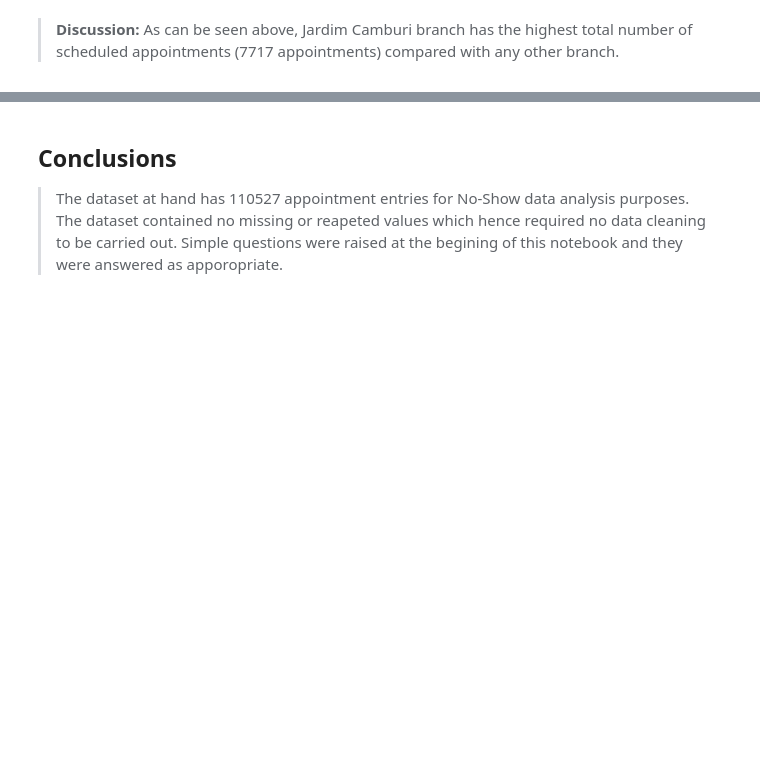
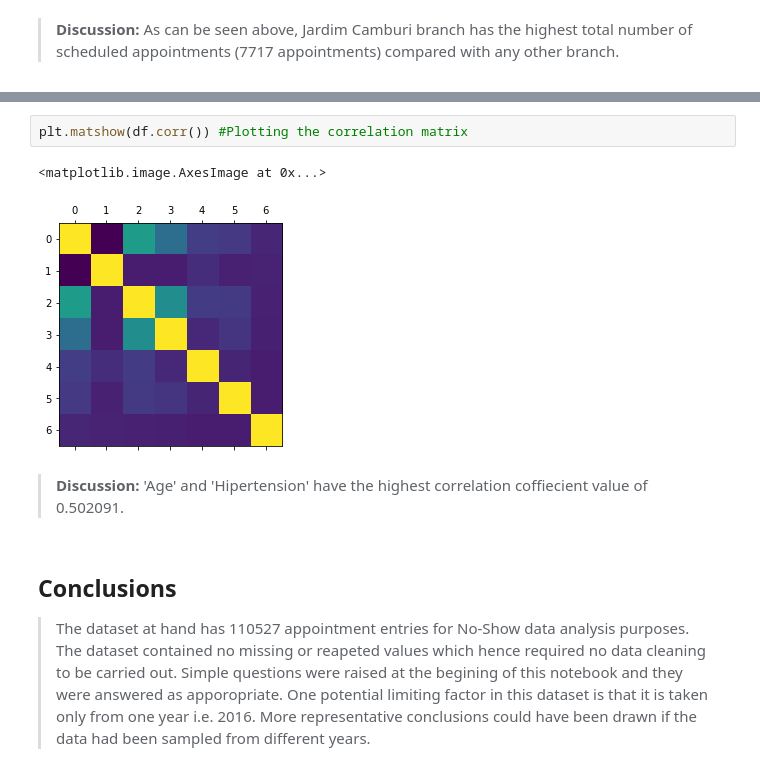
Before and after one commit to FahadFuraih/DAND, a Jupyter notebook: P2- Investigate a Dataset/investigate-a-dataset.ipynb, the cells around one changed output, grey strips where cells are left out. Saved outputs shown, nothing was run; the diff lists cells and outputs as text; blank space fills up the shorter version.

```diff
--- a/P2- Investigate a Dataset/investigate-a-dataset.ipynb
+++ b/P2- Investigate a Dataset/investigate-a-dataset.ipynb
@@ -243,5 +275,12 @@ Text(0.5, 1.0, 'Appointments Distribution for the top 10 branches')
+# %%
+plt.matshow(df.corr()) #Plotting the correlation matrix
+# %% [output]
+<matplotlib.image.AxesImage at 0x...>
+[figure, added]
+# %% [markdown]
+> **Discussion:** 'Age' and 'Hipertension' have the highest correlation coffiecient value of 0.502091.
 # %% [markdown]
 <a id='conclusions'></a>
 ## Conclusions
 
-> The dataset at hand has 110527 appointment entries for No-Show data analysis purposes. The dataset contained no missing or reapeted values which hence required no data cleaning to be carried out. Simple questions were raised at the begining of this notebook and they were answered as apporopriate.
+> The dataset at hand has 110527 appointment entries for No-Show data analysis purposes. The dataset contained no missing or reapeted values which hence required no data cleaning to be carried out. Simple questions were raised at the begining of this notebook and they were answered as apporopriate. One potential limiting factor in this dataset is that it is taken only from one year i.e. 2016. More representative conclusions could have been drawn if the data had been sampled from different years.
```
Also changed, not shown: parts of 14 cells of this notebook, 1 other file.
